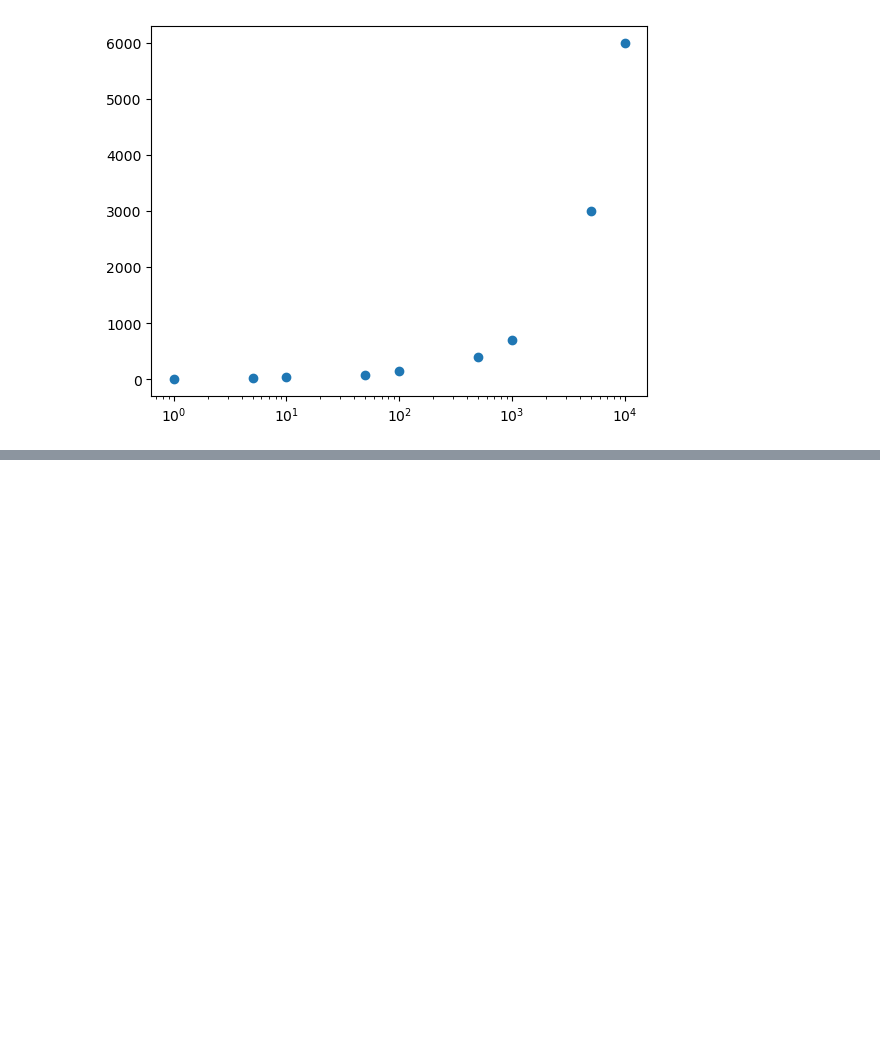
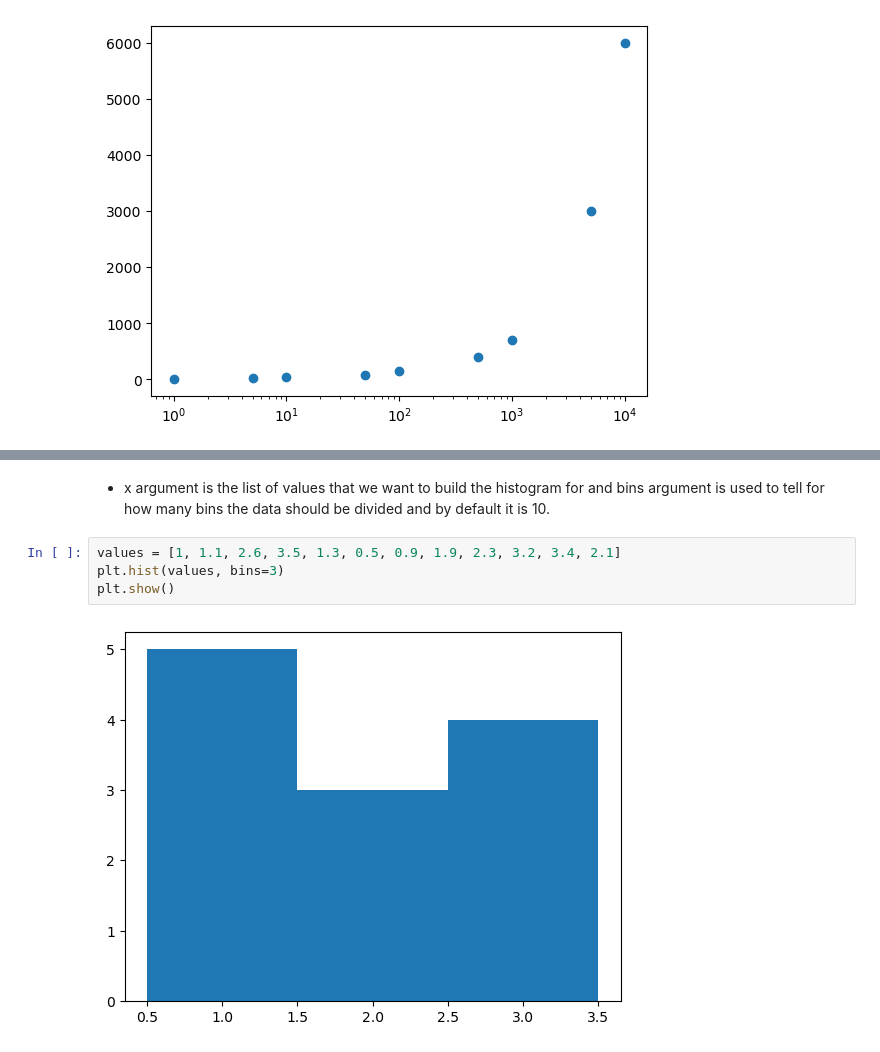
Before and after one commit to kar137/datascience-python, a Jupyter notebook: notebooks/intermediate-python.ipynb, the cells around one changed output, grey strips where cells are left out. Cells and saved outputs as stored; diff of their text form; blank space fills up the shorter version.

Commit message:
Update to learn histogram

```diff
--- a/notebooks/intermediate-python.ipynb
+++ b/notebooks/intermediate-python.ipynb
@@ -63,0 +90,8 @@ plt.show()
+# %% [markdown]
+- x argument is the list of values that we want to build the histogram for and bins argument is used to tell for how many bins the data should be divided and by default it is 10.
+# %%
+values = [1, 1.1, 2.6, 3.5, 1.3, 0.5, 0.9, 1.9, 2.3, 3.2, 3.4, 2.1]
+plt.hist(values, bins=3)
+plt.show()
+# %% [output]
+[figure, added]
```
Also changed, not shown: parts of 2 cells of this notebook.
